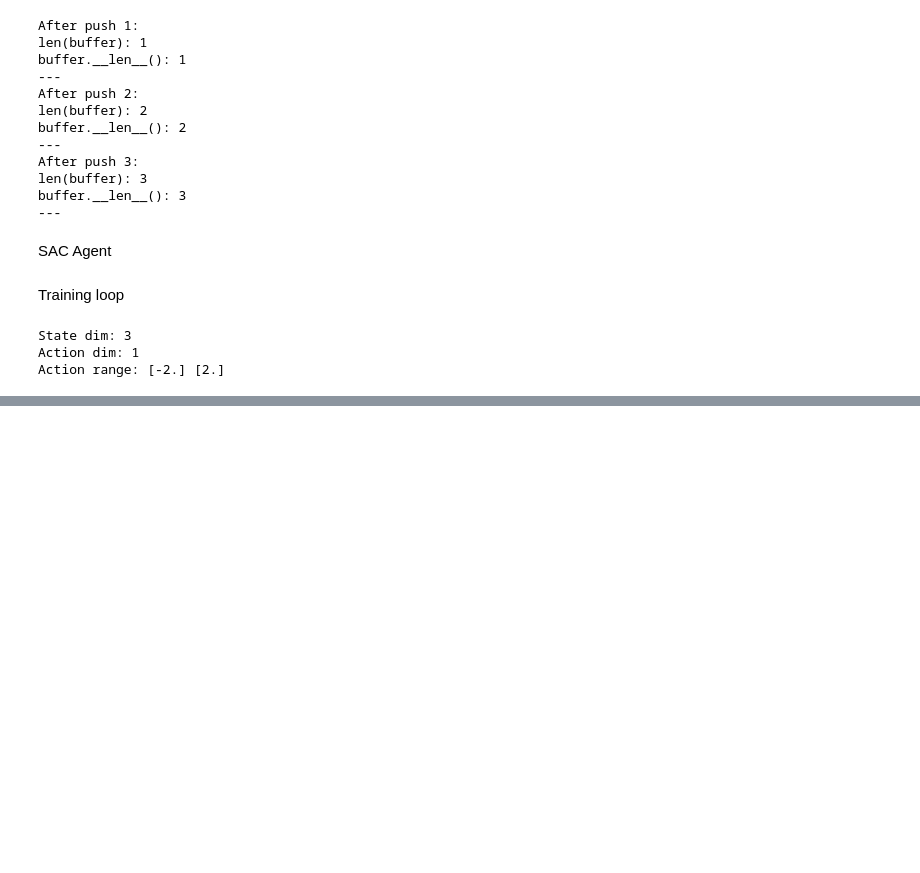
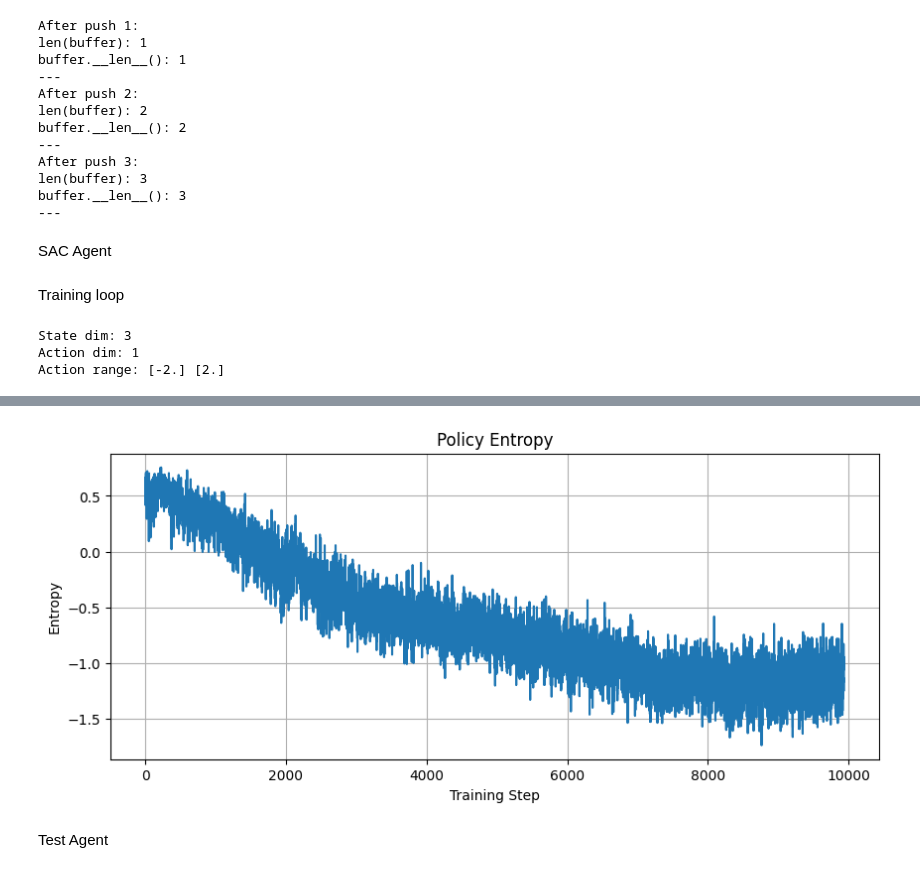
Before and after one commit to MizuSakura/NEW_WORLD, a Jupyter notebook: notebooks/ex06_SAC.ipynb, the cells around one changed output, grey strips where cells are left out. Saved outputs shown, nothing was run; the diff lists cells and outputs as text; code cells hidden in the pictures; blank space fills up the shorter version.

```diff
--- a/notebooks/ex06_SAC.ipynb
+++ b/notebooks/ex06_SAC.ipynb
@@ -474,0 +694,12 @@ Episode 50/50 Reward: -242.95
+# %%
+plt.figure(figsize=(10,4))
+plt.plot(agent.logger.get("entropy"), label="Entropy")
+plt.title("Policy Entropy")
+plt.xlabel("Training Step")
+plt.ylabel("Entropy")
+plt.grid(True)
+plt.show()
+# %% [output]
+[figure, added]
+# %% [markdown]
+Test Agent
```
Also changed, not shown: parts of 18 cells of this notebook.
